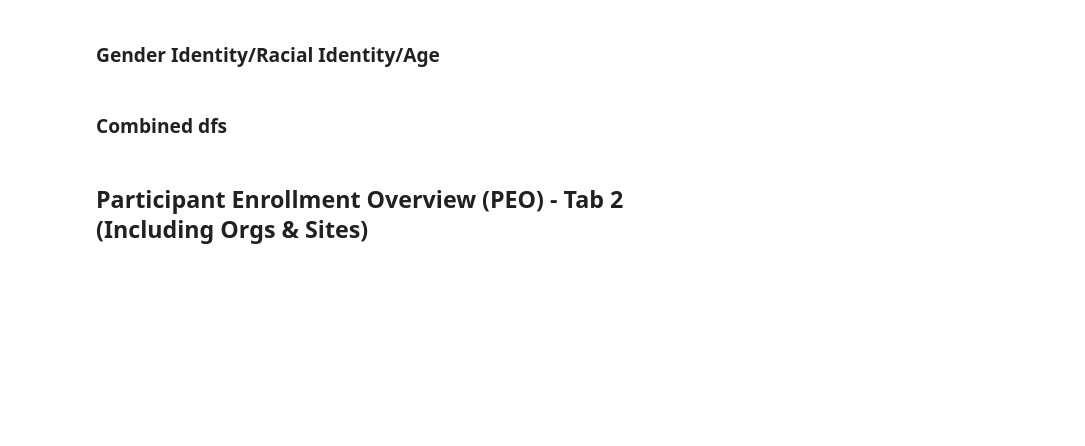
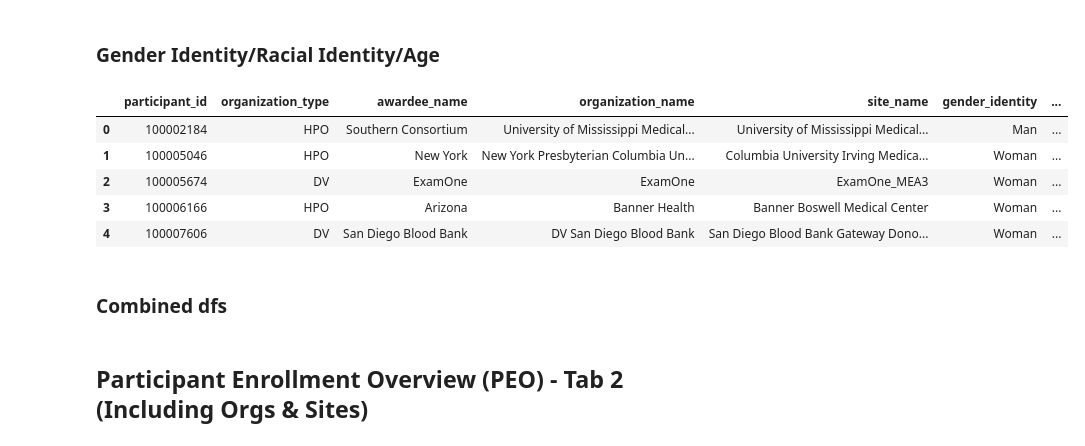
Before and after one commit to all-of-us/ops-data-service, a Jupyter notebook: PDR/Participant Enrollment Overview (PEO) Report.ipynb, the cells around one changed output. Cells and saved outputs as stored; diff of their text form; code cells hidden in the pictures; blank space fills up the shorter version.

```diff
--- a/PDR/Participant Enrollment Overview (PEO) Report.ipynb
+++ b/PDR/Participant Enrollment Overview (PEO) Report.ipynb
@@ -38,6 +32,4 @@ password = input("Please enter your password: ")
 # %%
 db_postgres = create_engine('postgresql://'+username+':'+password+'@localhost:7005/drc')
-# %%
-db_postgres = create_engine('postgresql://jtang:@obverseHouseStorm@localhost:7005/drc')
 # %% [markdown]
 ## Data
@@ -333 +280,13 @@ demog.head()
+# %%
+query = 'select * from pdr.fn_report_peo_gender_race_age(%s)'
+args = [yday]
+demog = pd.read_sql(query, db_postgres, params=args)
+demog.head()
+# %% [output]
+|  | participant_id | organization_type | awardee_name | organization_name | site_name | gender_identity | ... |
+| 0 | 100002184 | HPO | Southern Consortium | University of Mississippi Medical... | University of Mississippi Medical... | Man | ... |
+| 1 | 100005046 | HPO | New York | New York Presbyterian Columbia Un... | Columbia University Irving Medica... | Woman | ... |
+| 2 | 100005674 | DV | ExamOne | ExamOne | ExamOne_MEA3 | Woman | ... |
+| 3 | 100006166 | HPO | Arizona | Banner Health | Banner Boswell Medical Center | Woman | ... |
+| 4 | 100007606 | DV | San Diego Blood Bank | DV San Diego Blood Bank | San Diego Blood Bank Gateway Dono... | Woman | ... |
 # %%
```
Also changed, not shown: parts of 48 cells of this notebook.
